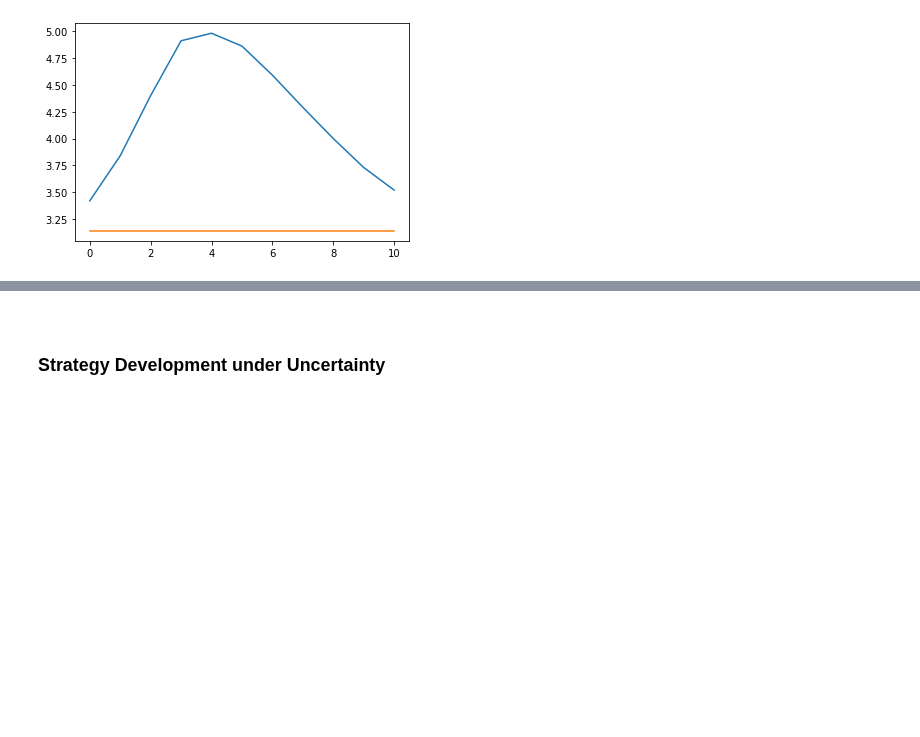
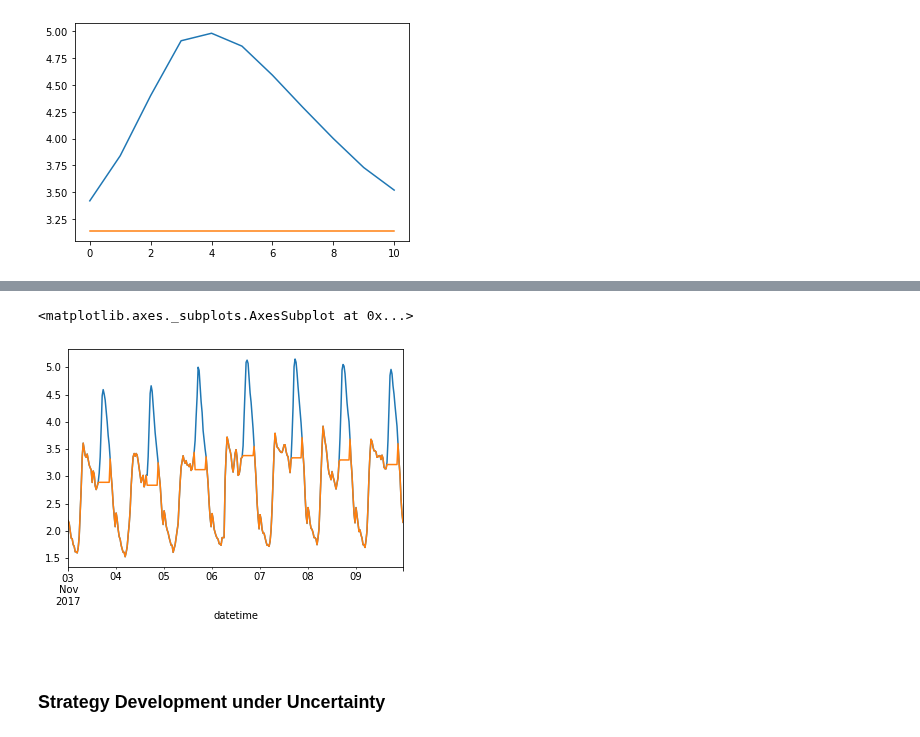
Before and after one commit to AyrtonB/WPD-DS-Challenge, a Jupyter notebook: nbs/02-battery-discharge.ipynb, the cells around one changed output, grey strips where cells are left out. Drawn from its saved outputs; the diff is of its cells as text; code cells hidden in the pictures; blank space fills up the shorter version.

```diff
--- a/nbs/02-battery-discharge.ipynb
+++ b/nbs/02-battery-discharge.ipynb
@@ -342,3 +358,9 @@ plt.plot(discharge_profile)
+# %%
+s_demand.iloc[:48*7].plot()
+(s_demand+s_discharge).iloc[:48*7].plot()
+# %% [output]
+<matplotlib.axes._subplots.AxesSubplot at 0x...>
+[figure, added]
 # %% [markdown]
 <br>
 
```
Also changed, not shown: parts of 6 cells of this notebook.
